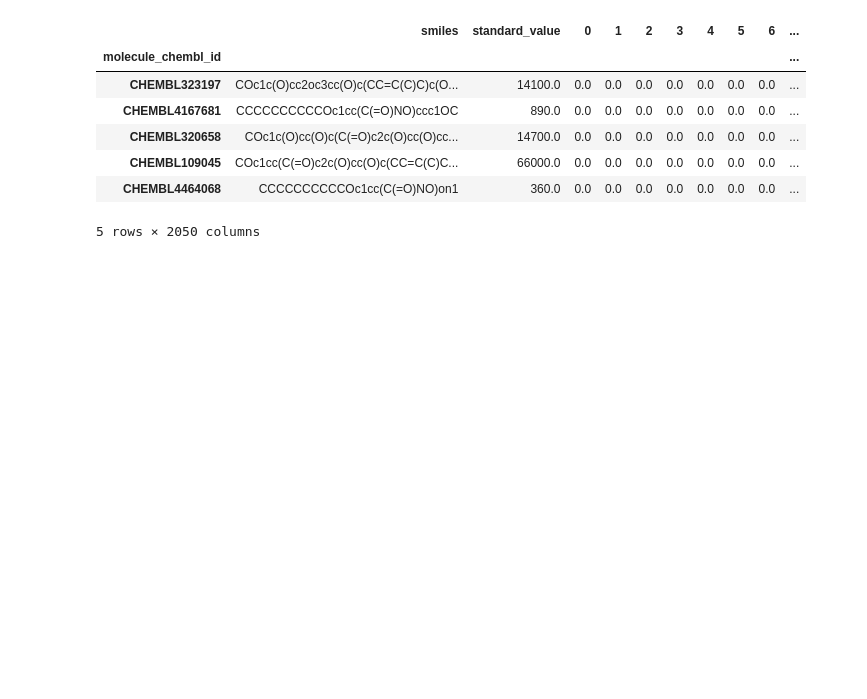
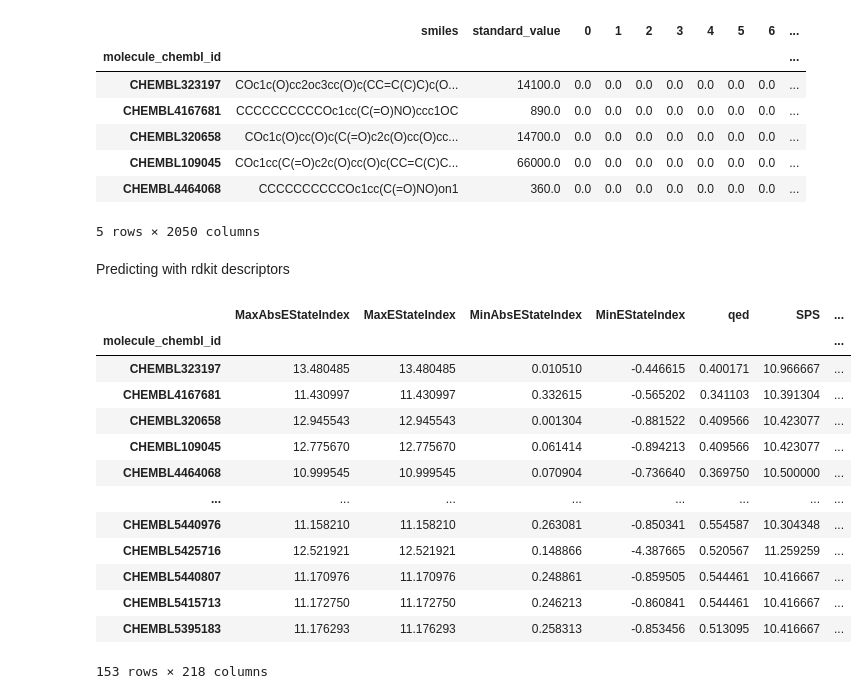
Before and after one commit to martilut/alzheimer-generative-design, a Jupyter notebook: data_processing.ipynb, the cells around one changed output. Saved outputs shown, nothing was run; the diff lists cells and outputs as text; code cells hidden in the pictures; blank space fills up the shorter version.

```diff
--- a/data_processing.ipynb
+++ b/data_processing.ipynb
@@ -75,3 +76,5 @@ morgan_desc.head()
 | CHEMBL109045 | COc1cc(C(=O)c2c(O)cc(O)c(CC=C(C)C... | 66000.0 | 0.0 | 0.0 | 0.0 | 0.0 | 0.0 | 0.0 | 0.0 | ... |
 | CHEMBL4464068 | CCCCCCCCCCOc1cc(C(=O)NO)on1 | 360.0 | 0.0 | 0.0 | 0.0 | 0.0 | 0.0 | 0.0 | 0.0 | ... |
 5 rows × 2050 columns
+# %% [markdown]
+Predicting with rdkit descriptors
@@ -77,0 +83,17 @@ morgan_desc.head()
+# %%
+x_rdkit_desc
+# %% [output]
+|  | MaxAbsEStateIndex | MaxEStateIndex | MinAbsEStateIndex | MinEStateIndex | qed | SPS | ... |
+| molecule_chembl_id |  |  |  |  |  |  | ... |
+| CHEMBL323197 | 13.480485 | 13.480485 | 0.010510 | -0.446615 | 0.400171 | 10.966667 | ... |
+| CHEMBL4167681 | 11.430997 | 11.430997 | 0.332615 | -0.565202 | 0.341103 | 10.391304 | ... |
+| CHEMBL320658 | 12.945543 | 12.945543 | 0.001304 | -0.881522 | 0.409566 | 10.423077 | ... |
+| CHEMBL109045 | 12.775670 | 12.775670 | 0.061414 | -0.894213 | 0.409566 | 10.423077 | ... |
+| CHEMBL4464068 | 10.999545 | 10.999545 | 0.070904 | -0.736640 | 0.369750 | 10.500000 | ... |
+| ... | ... | ... | ... | ... | ... | ... | ... |
+| CHEMBL5440976 | 11.158210 | 11.158210 | 0.263081 | -0.850341 | 0.554587 | 10.304348 | ... |
+| CHEMBL5425716 | 12.521921 | 12.521921 | 0.148866 | -4.387665 | 0.520567 | 11.259259 | ... |
+| CHEMBL5440807 | 11.170976 | 11.170976 | 0.248861 | -0.859505 | 0.544461 | 10.416667 | ... |
+| CHEMBL5415713 | 11.172750 | 11.172750 | 0.246213 | -0.860841 | 0.544461 | 10.416667 | ... |
+| CHEMBL5395183 | 11.176293 | 11.176293 | 0.258313 | -0.853456 | 0.513095 | 10.416667 | ... |
+153 rows × 218 columns
```
Also changed, not shown: parts of 8 cells of this notebook, 3 other files.
